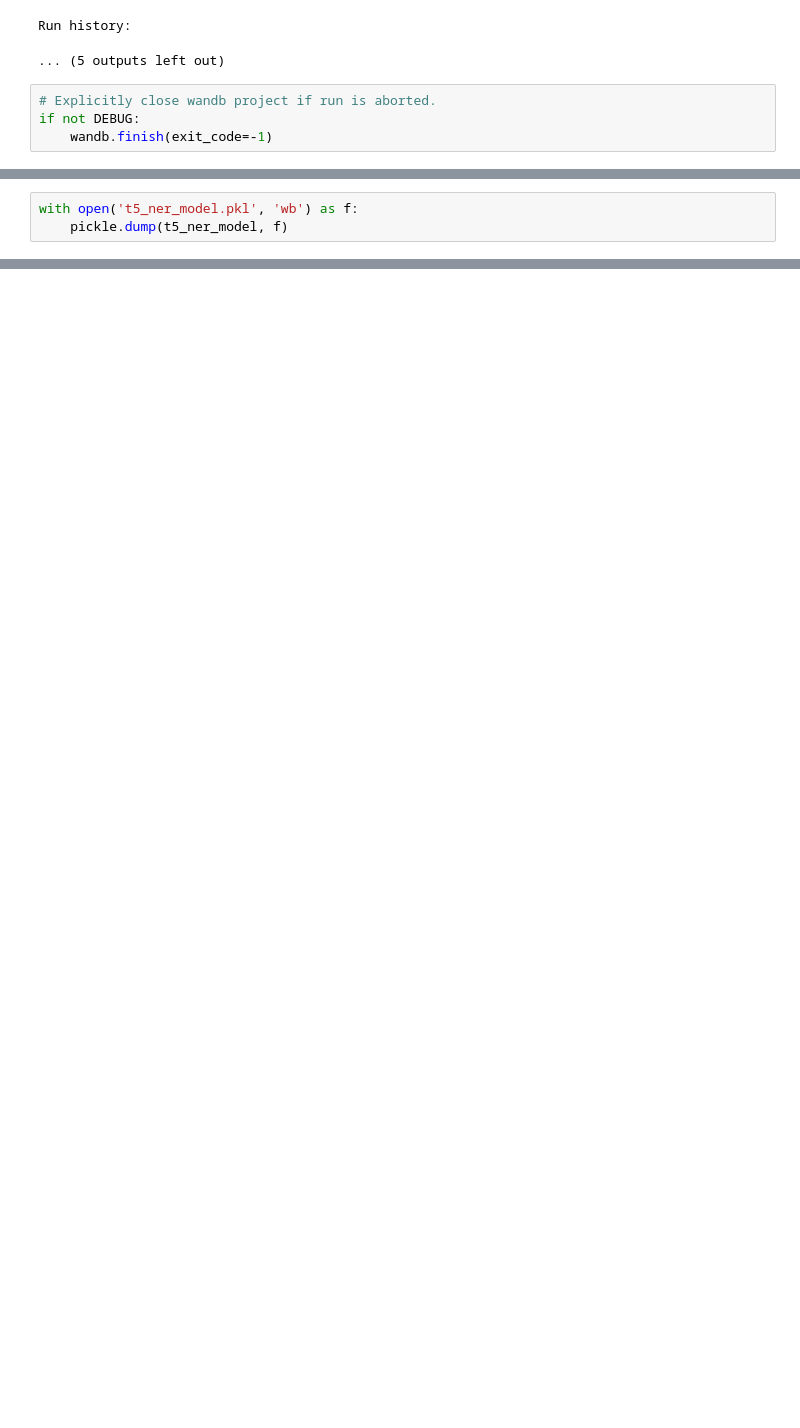
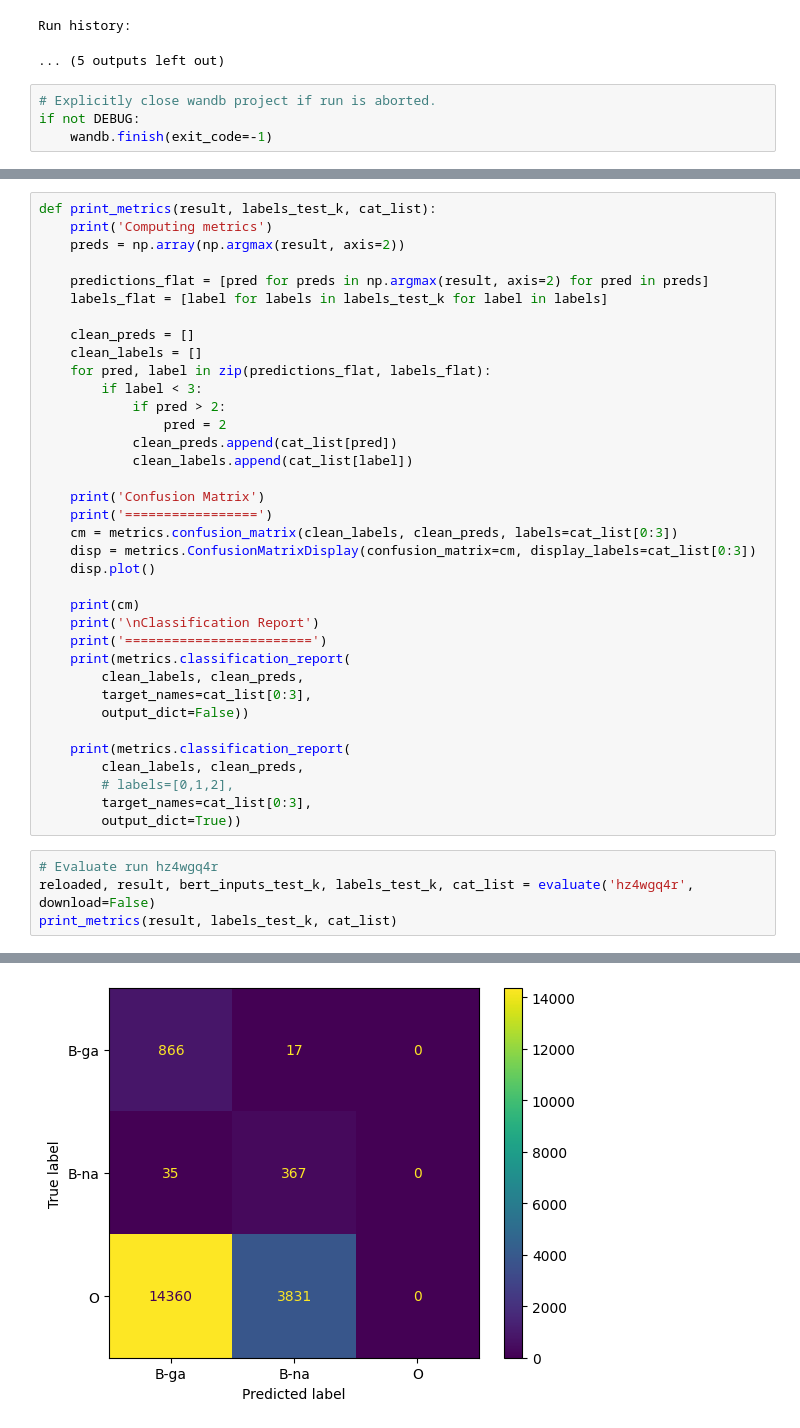
Before and after one commit to team-langbot/model_gec, a Jupyter notebook: gec_bert_plain.ipynb, the cells around one changed output, grey strips where cells are left out. Drawn from its saved outputs; the diff is of its cells as text; blank space fills up the shorter version.

Commit message:
Refactoring code for deployment of the simple model

```diff
--- a/gec_bert_plain.ipynb
+++ b/gec_bert_plain.ipynb
@@ -1710,3 +692,0 @@ But either way, the main point is established: the architecture learns reasonabl
-# %%
-with open('t5_ner_model.pkl', 'wb') as f:
-    pickle.dump(t5_ner_model, f)
@@ -1779,0 +1142,41 @@ tf.keras.utils.plot_model(model)
+# %%
+def print_metrics(result, labels_test_k, cat_list):
+    print('Computing metrics')
+    preds = np.array(np.argmax(result, axis=2))
+
+    predictions_flat = [pred for preds in np.argmax(result, axis=2) for pred in preds]
+    labels_flat = [label for labels in labels_test_k for label in labels]
+
+    clean_preds = []
+    clean_labels = []
+    for pred, label in zip(predictions_flat, labels_flat):
+        if label < 3:
+            if pred > 2:
+                pred = 2
+            clean_preds.append(cat_list[pred])
+            clean_labels.append(cat_list[label])
+
+    print('Confusion Matrix')
+    print('=================')
+    cm = metrics.confusion_matrix(clean_labels, clean_preds, labels=cat_list[0:3])
+    disp = metrics.ConfusionMatrixDisplay(confusion_matrix=cm, display_labels=cat_list[0:3])
+    disp.plot()
+
+    print(cm)
+    print('\nClassification Report')
+    print('========================')
+    print(metrics.classification_report(
+        clean_labels, clean_preds,
+        target_names=cat_list[0:3],
+        output_dict=False))
+
+    print(metrics.classification_report(
+        clean_labels, clean_preds,
+        # labels=[0,1,2],
+        target_names=cat_list[0:3],
+        output_dict=True))
+# %%
+# Evaluate run hz4wgq4r
+reloaded, result, bert_inputs_test_k, labels_test_k, cat_list = evaluate('hz4wgq4r', download=False)
+print_metrics(result, labels_test_k, cat_list)
+# %% [output]
@@ -1779,0 +1208 @@ tf.keras.utils.plot_model(model)
+[figure, added]
```
Also changed, not shown: parts of 116 cells of this notebook, 10 other files.
